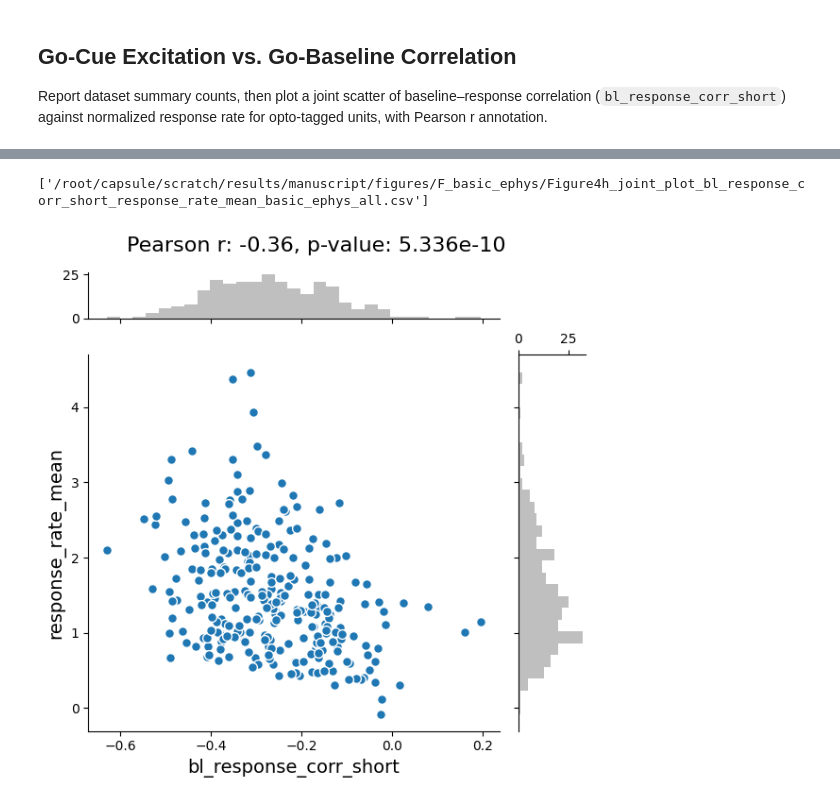
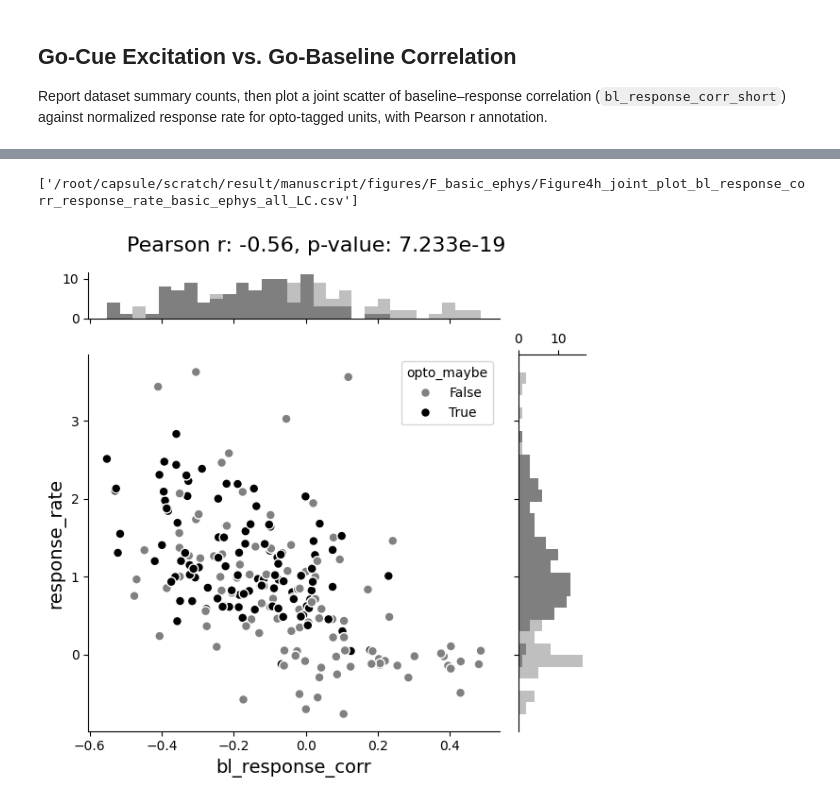
Before and after one commit to AllenNeuralDynamics/LC-beh-physiology-analysis, a Jupyter notebook: code/beh_ephys_analysis/session_combine/manuscript_figures/F_basic_ephys.ipynb, the cells around one changed output, grey strips where cells are left out. Drawn from its saved outputs; the diff is of its cells as text; code cells hidden in the pictures.

```diff
--- a/code/beh_ephys_analysis/session_combine/manuscript_figures/F_basic_ephys.ipynb
+++ b/code/beh_ephys_analysis/session_combine/manuscript_figures/F_basic_ephys.ipynb
@@ -139,6 +139,7 @@ with open(os.path.join(CAPSULE_ROOT + '/code/beh_ephys_analysis/session_combine/
     constraints = json.load(f)
 constraints['sd'] = [0, 1]
 combined_tagged_units_filtered, combined_tagged_units, fig, axes = apply_qc(combined_tagged_units, constraints, density=density, plot_all=False, plot_half=True)
+combined_tagged_units_filtered = combined_tagged_units[combined_tagged_units['selected_qc_only']].copy()
 combined_tagged_units.rename(columns={'unit': 'unit_id'}, inplace=True)
 combined_tagged_units['unit_id'] = combined_tagged_units['unit_id'].apply(to_str_intlike)
 combined_tagged_units_filtered.rename(columns={'unit': 'unit_id'}, inplace=True)
@@ -355 +337,13 @@ features_combined = features_combined.merge(wf_combined_features, on=['session',
 features_combined = features_combined.merge(fit_params_df, on=['session', 'unit_id'], how='left')
+# %%
+# Merge p_max and sig_counts from combined_tagged_units so we can apply opto criteria
+_opto_cols = combined_tagged_units[['session', 'unit_id', 'p_max', 'sig_counts']].copy()
+features_combined = features_combined.merge(_opto_cols, on=['session', 'unit_id'], how='left')
+
+# Broad boundary marking all possible NE neurons
+NE_maybe = {'p_max': [0.3, 1.1],
+            'sig_counts': [4.5, 5.5]}
+features_combined['opto_maybe'] = (
+    features_combined['p_max'].between(*NE_maybe['p_max']) &
+    features_combined['sig_counts'].between(*NE_maybe['sig_counts'])
+)
@@ -365,7 +478,7 @@ palette = {True: "k", False: "gray"}
 x_col = 'p_max'
 y_col = 'sig_counts'
 
-combined_tagged_units_plot = combined_tagged_units.copy()
+combined_tagged_units_plot = combined_tagged_units_filtered.copy()
 combined_tagged_units_plot[y_col] = combined_tagged_units_plot[y_col]  + np.random.normal(0, 0.05, size=len(combined_tagged_units_plot[y_col]))  # add jitter to y-axis for better visibility
 
 # Create JointGrid
@@ -447,42 +560,44 @@ features_combined['response_increase'] = features_combined['response_fr'] - feat
 features_combined['response_rate_mean'] = (features_combined['response_fr'] - features_combined['bl_mean'])/features_combined['bl_mean']
 # %%
 # joint plot between x and y
-x_val = 'bl_response_corr_short'
-y_val = 'response_rate_mean'
+x_val = 'bl_response_corr'
+y_val = 'response_rate'
+colorcode = 'opto_maybe'
+
 mask = features_combined['be_filter'].values
-# Create JointGrid
-g = sns.JointGrid(data=features_combined[mask], x=x_val, y=y_val)
+palette = {True: 'k', False: 'gray'}
+
+# Create JointGrid with hue so dots are colored by colorcode
+g = sns.JointGrid(data=features_combined[mask], x=x_val, y=y_val, hue=colorcode, palette=palette)
 g.plot_joint(sns.scatterplot, alpha=1, edgecolor='white', linewidth=1, s=50)
 g.ax_joint.set_xlabel(x_val, fontsize=14)
 g.ax_joint.set_ylabel(y_val, fontsize=14)
-# Add histograms for x and y axes
+
+# Add marginal histograms split by colorcode
 x_bins = np.linspace(features_combined[mask][x_val].min(), features_combined[mask][x_val].max(), 30)
 y_bins = np.linspace(features_combined[mask][y_val].min(), features_combined[mask][y_val].max(), 30)
-g.ax_marg_x.hist(features_combined[mask][x_val], bins=x_bins, color='gray', alpha=0.5, edgecolor='none')
-g.ax_marg_y.hist(features_combined[mask][y_val], bins=y_bins, color='gray', alpha=0.5, edgecolor='none', orientation='horizontal')
+for val, color in palette.items():
+    sub = features_combined[mask][features_combined[mask][colorcode] == val]
+    g.ax_marg_x.hist(sub[x_val], bins=x_bins, color=color, alpha=0.5, edgecolor='none')
+    g.ax_marg_y.hist(sub[y_val], bins=y_bins, color=color, alpha=0.5, edgecolor='none', orientation='horizontal')
+
 g.ax_marg_y.set_axis_on()
 g.ax_marg_y.spines["top"].set_visible(True)
-g.ax_marg_y.tick_params(
-    top=True,
-    labeltop=True
-)
+g.ax_marg_y.tick_params(top=True, labeltop=True)
 g.ax_marg_x.set_axis_on()
 g.ax_marg_x.spines["left"].set_visible(True)
-g.ax_marg_x.tick_params(
-    left=True,
-    labelleft=True
-)
+g.ax_marg_x.tick_params(left=True, labelleft=True)
 
 # compute correlation and add to title
 corr_coef, p_value = pearsonr(features_combined[mask][x_val], features_combined[mask][y_val])
 g.fig.suptitle(f'Pearson r: {corr_coef:.2f}, p-value: {p_value:.3e}', fontsize=16)
 plt.tight_layout()
 save_panels(g.fig, target_folder, f'joint_plot_{x_val}_{y_val}_{criteria_name}', ['Figure4h'], exts=('svg',), dpi=300, bbox_inches='tight')
 # ---- panel CSV (rule 1 scatter) ----
 _m = features_combined['be_filter'].values
-save_panel_csv(columns_to_df(**{x_val: features_combined[x_val][_m].values, y_val: features_combined[y_val][_m].values}), target_folder, f'joint_plot_{x_val}_{y_val}_{criteria_name}', ['Figure4h'])
+save_panel_csv(columns_to_df(**{x_val: features_combined[x_val][_m].values, y_val: features_combined[y_val][_m].values, colorcode: features_combined[colorcode][_m].values}), target_folder, f'joint_plot_{x_val}_{y_val}_{criteria_name}', ['Figure4h'])
 
 ##Figure4h##
 # %% [output]
-['/root/capsule/scratch/results/manuscript/figures/F_basic_ephys/Figure4h_joint_plot_bl_response_corr_short_response_rate_mean_basic_ephys_all.csv']
+['/root/capsule/scratch/result/manuscript/figures/F_basic_ephys/Figure4h_joint_plot_bl_response_corr_response_rate_basic_ephys_all_LC.csv']
-[figure, old version]
+[figure, new version]
```
Also changed, not shown: parts of 20 cells of this notebook, 9 other files.
